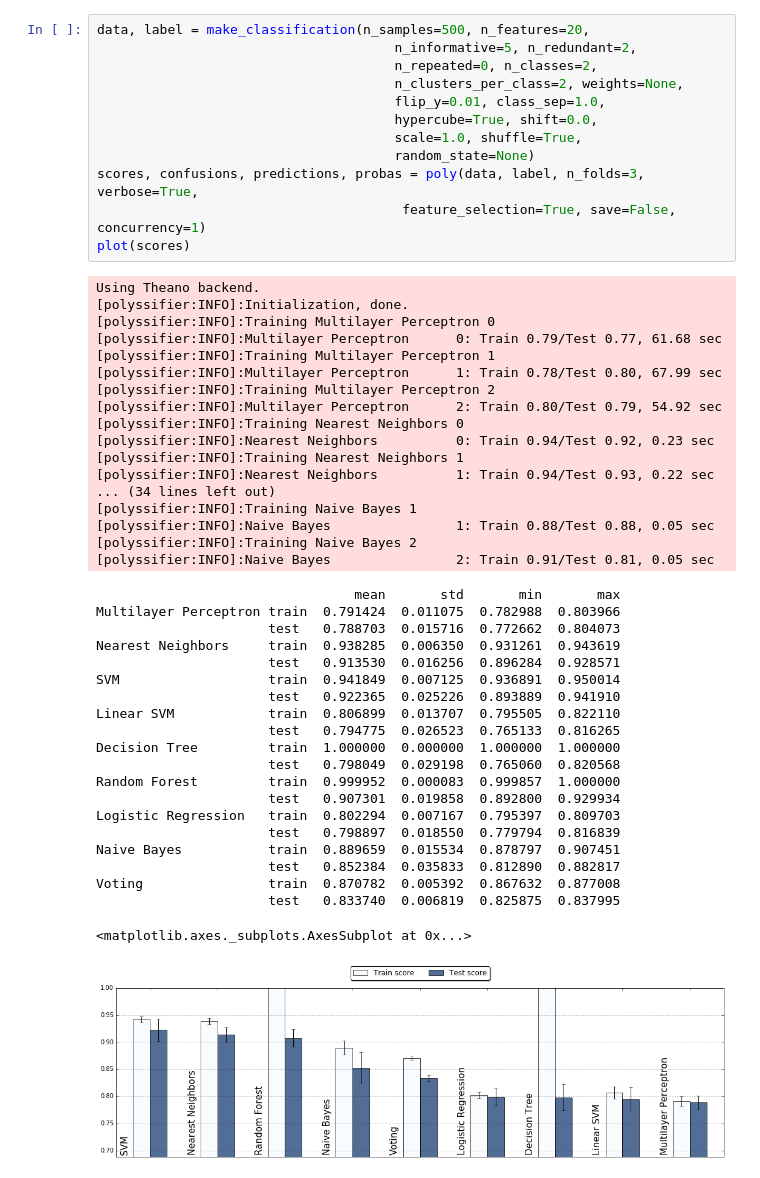
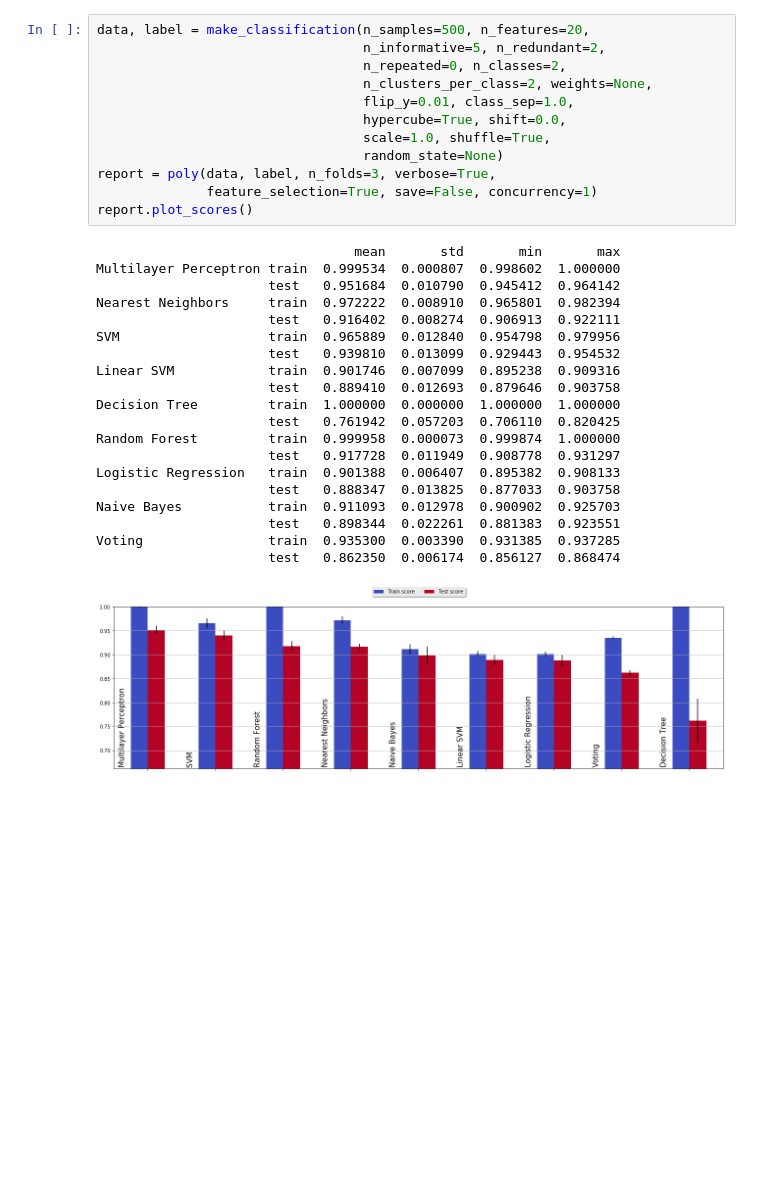
Before and after one commit to alvarouc/polyssifier, a Jupyter notebook: sample/example.ipynb, the cells around one changed output. Cells and saved outputs as stored; diff of their text form; blank space fills up the shorter version.

```diff
--- a/sample/example.ipynb
+++ b/sample/example.ipynb
@@ -68,52 +61,34 @@ for n, (key, pred) in enumerate(predictions.items()):
 # %%
 data, label = make_classification(n_samples=500, n_features=20,
-                                      n_informative=5, n_redundant=2,
-                                      n_repeated=0, n_classes=2,
-                                      n_clusters_per_class=2, weights=None,
-                                      flip_y=0.01, class_sep=1.0,
-                                      hypercube=True, shift=0.0,
-                                      scale=1.0, shuffle=True,
-                                      random_state=None)
-scores, confusions, predictions, probas = poly(data, label, n_folds=3, verbose=True,
-                                       feature_selection=True, save=False, concurrency=1)
-plot(scores)
+                                  n_informative=5, n_redundant=2,
+                                  n_repeated=0, n_classes=2,
+                                  n_clusters_per_class=2, weights=None,
+                                  flip_y=0.01, class_sep=1.0,
+                                  hypercube=True, shift=0.0,
+                                  scale=1.0, shuffle=True,
+                                  random_state=None)
+report = poly(data, label, n_folds=3, verbose=True,
+              feature_selection=True, save=False, concurrency=1)
+report.plot_scores()
 # %% [output]
-Using Theano backend.
-[polyssifier:INFO]:Initialization, done.
-[polyssifier:INFO]:Training Multilayer Perceptron 0
-[polyssifier:INFO]:Multilayer Perceptron      0: Train 0.79/Test 0.77, 61.68 sec
-[polyssifier:INFO]:Training Multilayer Perceptron 1
-[polyssifier:INFO]:Multilayer Perceptron      1: Train 0.78/Test 0.80, 67.99 sec
-[polyssifier:INFO]:Training Multilayer Perceptron 2
-[polyssifier:INFO]:Multilayer Perceptron      2: Train 0.80/Test 0.79, 54.92 sec
-[polyssifier:INFO]:Training Nearest Neighbors 0
-[polyssifier:INFO]:Nearest Neighbors          0: Train 0.94/Test 0.92, 0.23 sec
-[polyssifier:INFO]:Training Nearest Neighbors 1
-[polyssifier:INFO]:Nearest Neighbors          1: Train 0.94/Test 0.93, 0.22 sec
-... (34 lines left out)
-[polyssifier:INFO]:Training Naive Bayes 1
-[polyssifier:INFO]:Naive Bayes                1: Train 0.88/Test 0.88, 0.05 sec
-[polyssifier:INFO]:Training Naive Bayes 2
-[polyssifier:INFO]:Naive Bayes                2: Train 0.91/Test 0.81, 0.05 sec
+                                 mean       std       min       max
+Multilayer Perceptron train  0.999534  0.000807  0.998602  1.000000
+                      test   0.951684  0.010790  0.945412  0.964142
+Nearest Neighbors     train  0.972222  0.008910  0.965801  0.982394
+                      test   0.916402  0.008274  0.906913  0.922111
+SVM                   train  0.965889  0.012840  0.954798  0.979956
+                      test   0.939810  0.013099  0.929443  0.954532
+Linear SVM            train  0.901746  0.007099  0.895238  0.909316
+                      test   0.889410  0.012693  0.879646  0.903758
+Decision Tree         train  1.000000  0.000000  1.000000  1.000000
+                      test   0.761942  0.057203  0.706110  0.820425
+Random Forest         train  0.999958  0.000073  0.999874  1.000000
+                      test   0.917728  0.011949  0.908778  0.931297
+Logistic Regression   train  0.901388  0.006407  0.895382  0.908133
+                      test   0.888347  0.013825  0.877033  0.903758
+Naive Bayes           train  0.911093  0.012978  0.900902  0.925703
+                      test   0.898344  0.022261  0.881383  0.923551
+Voting                train  0.935300  0.003390  0.931385  0.937285
+                      test   0.862350  0.006174  0.856127  0.868474
-                                 mean       std       min       max
-Multilayer Perceptron train  0.791424  0.011075  0.782988  0.803966
-                      test   0.788703  0.015716  0.772662  0.804073
-Nearest Neighbors     train  0.938285  0.006350  0.931261  0.943619
-                      test   0.913530  0.016256  0.896284  0.928571
-SVM                   train  0.941849  0.007125  0.936891  0.950014
-                      test   0.922365  0.025226  0.893889  0.941910
-Linear SVM            train  0.806899  0.013707  0.795505  0.822110
-                      test   0.794775  0.026523  0.765133  0.816265
-Decision Tree         train  1.000000  0.000000  1.000000  1.000000
-                      test   0.798049  0.029198  0.765060  0.820568
-Random Forest         train  0.999952  0.000083  0.999857  1.000000
-                      test   0.907301  0.019858  0.892800  0.929934
-Logistic Regression   train  0.802294  0.007167  0.795397  0.809703
-                      test   0.798897  0.018550  0.779794  0.816839
-Naive Bayes           train  0.889659  0.015534  0.878797  0.907451
-                      test   0.852384  0.035833  0.812890  0.882817
-Voting                train  0.870782  0.005392  0.867632  0.877008
-                      test   0.833740  0.006819  0.825875  0.837995
-<matplotlib.axes._subplots.AxesSubplot at 0x...>
-[figure, old version]
+[figure, new version]
 # %%
```
Also changed, not shown: parts of 8 cells of this notebook, 1 other file.
